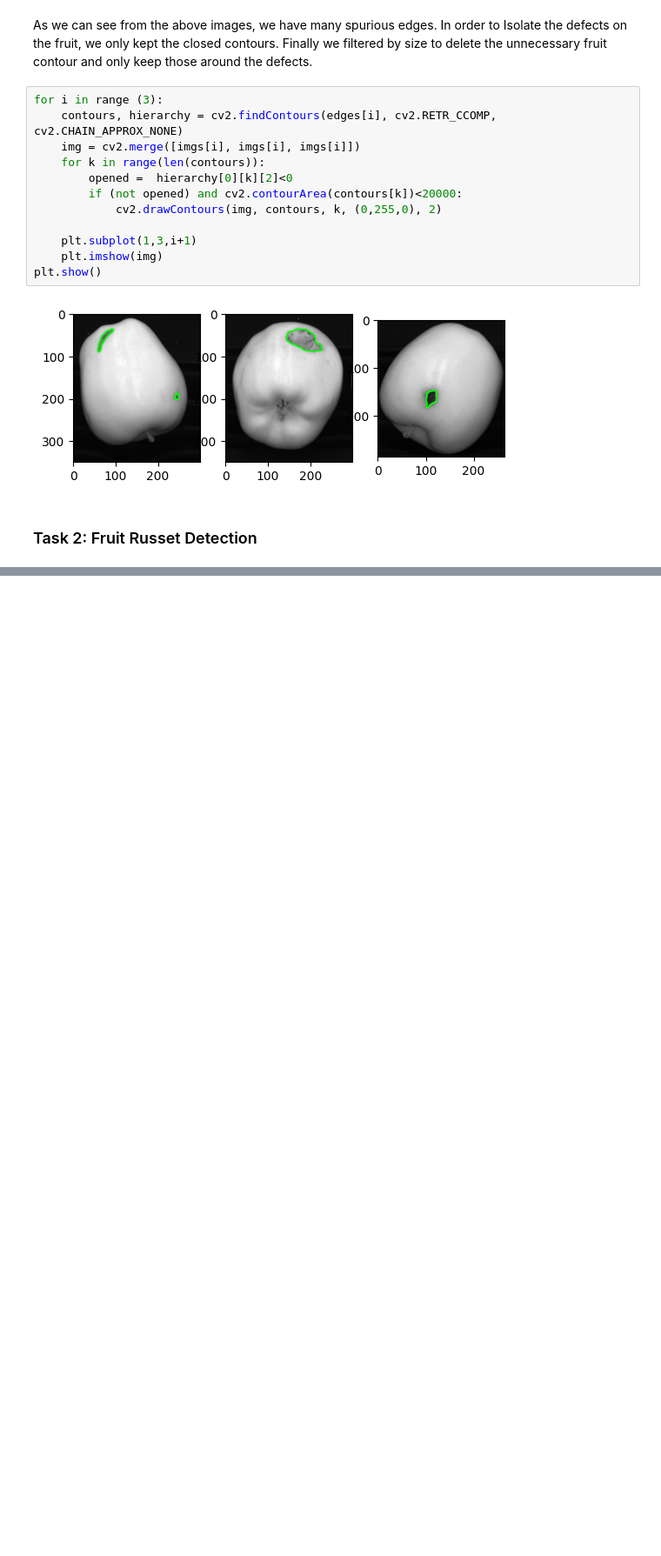
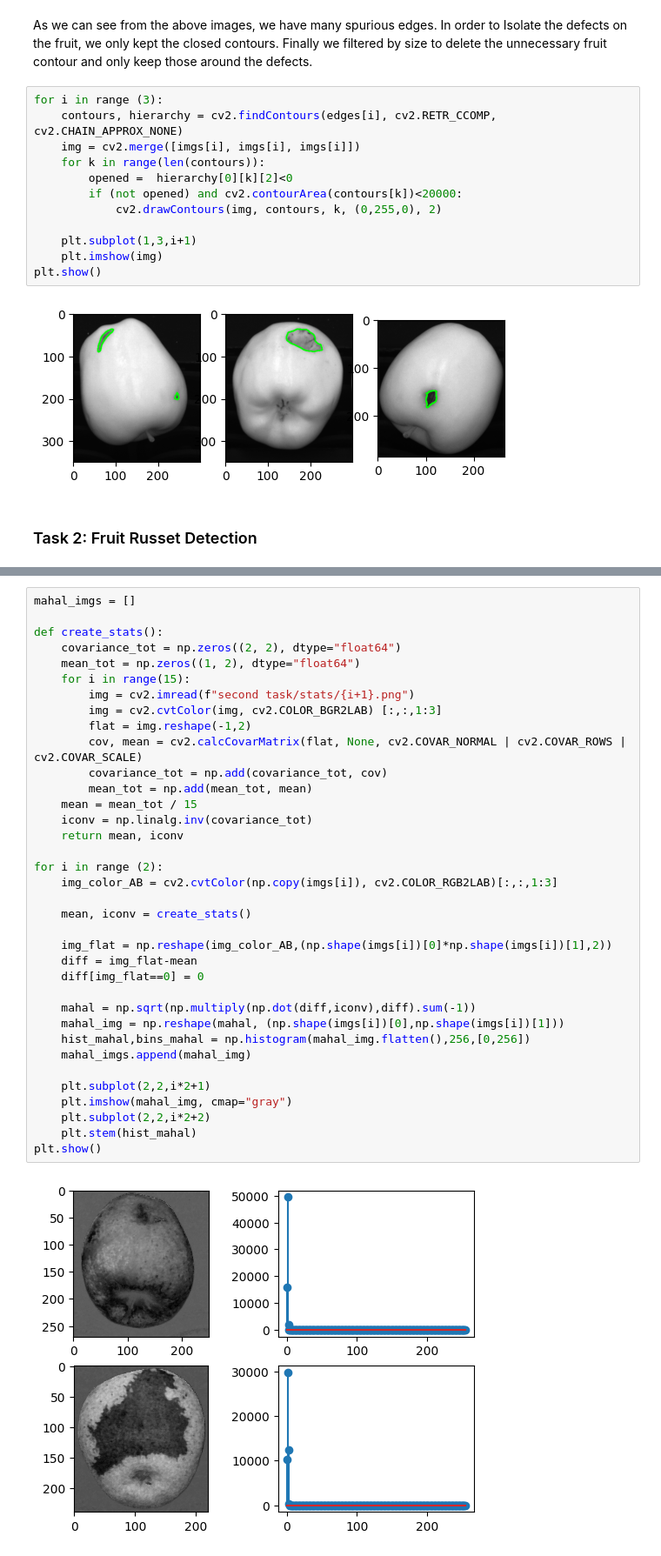
Before and after one commit to MirkoLegnini/Computer-Vision, a Jupyter notebook: Computer_Vision_Project.ipynb, the cells around one changed output, grey strips where cells are left out. Shown at 87% size. Cells and saved outputs as stored; diff of their text form; blank space fills up the shorter version.

```diff
--- a/Computer_Vision_Project.ipynb
+++ b/Computer_Vision_Project.ipynb
@@ -116,0 +135,38 @@ plt.show()
+# %%
+mahal_imgs = []
+
+def create_stats():
+    covariance_tot = np.zeros((2, 2), dtype="float64")
+    mean_tot = np.zeros((1, 2), dtype="float64")
+    for i in range(15):
+        img = cv2.imread(f"second task/stats/{i+1}.png")
+        img = cv2.cvtColor(img, cv2.COLOR_BGR2LAB) [:,:,1:3]
+        flat = img.reshape(-1,2)
+        cov, mean = cv2.calcCovarMatrix(flat, None, cv2.COVAR_NORMAL | cv2.COVAR_ROWS | cv2.COVAR_SCALE)
+        covariance_tot = np.add(covariance_tot, cov)
+        mean_tot = np.add(mean_tot, mean)
+    mean = mean_tot / 15
+    iconv = np.linalg.inv(covariance_tot)
+    return mean, iconv
+
+for i in range (2):
+    img_color_AB = cv2.cvtColor(np.copy(imgs[i]), cv2.COLOR_RGB2LAB)[:,:,1:3]
+
+    mean, iconv = create_stats()
+
+    img_flat = np.reshape(img_color_AB,(np.shape(imgs[i])[0]*np.shape(imgs[i])[1],2))
+    diff = img_flat-mean
+    diff[img_flat==0] = 0
+
+    mahal = np.sqrt(np.multiply(np.dot(diff,iconv),diff).sum(-1))
+    mahal_img = np.reshape(mahal, (np.shape(imgs[i])[0],np.shape(imgs[i])[1]))
+    hist_mahal,bins_mahal = np.histogram(mahal_img.flatten(),256,[0,256])
+    mahal_imgs.append(mahal_img)
+
+    plt.subplot(2,2,i*2+1)
+    plt.imshow(mahal_img, cmap="gray")
+    plt.subplot(2,2,i*2+2)
+    plt.stem(hist_mahal)
+plt.show()
+# %% [output]
+[figure, added]
```
Also changed, not shown: parts of 6 cells of this notebook, 1 other file.
